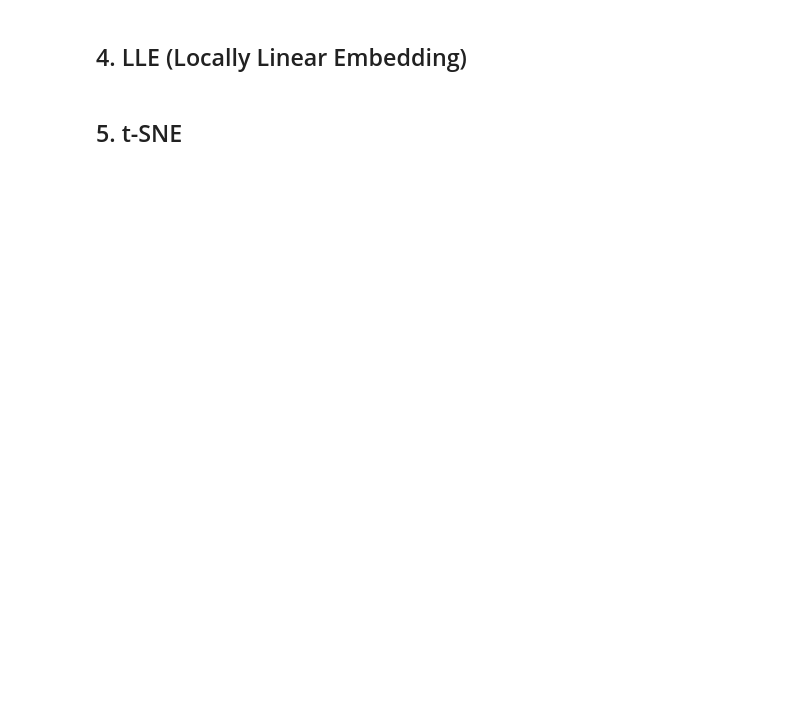
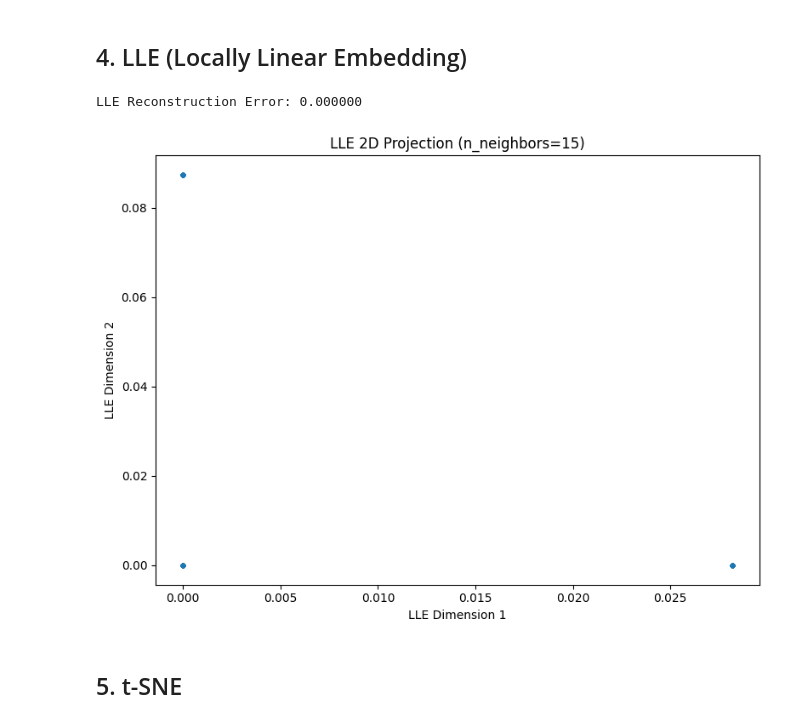
Before and after one commit to svenb23/ML-UL-FE, a Jupyter notebook: Notebooks/02_dimensionality_reduction.ipynb, the cells around one changed output. Saved outputs shown, nothing was run; the diff lists cells and outputs as text; code cells hidden in the pictures; blank space fills up the shorter version.

```diff
--- a/Notebooks/02_dimensionality_reduction.ipynb
+++ b/Notebooks/02_dimensionality_reduction.ipynb
@@ -54,4 +72,22 @@ plt.show()
 # %% [markdown]
 ## 4. LLE (Locally Linear Embedding)
+# %%
+from sklearn.manifold import LocallyLinearEmbedding
+
+lle = LocallyLinearEmbedding(n_components=2, n_neighbors=15, random_state=42, n_jobs=-1)
+X_lle = lle.fit_transform(X_scaled)
+
+print(f"LLE Reconstruction Error: {lle.reconstruction_error_:.6f}")
+
+fig, ax = plt.subplots(figsize=(8, 6))
+ax.scatter(X_lle[:, 0], X_lle[:, 1], alpha=0.5, s=10)
+ax.set_xlabel('LLE Dimension 1')
+ax.set_ylabel('LLE Dimension 2')
+ax.set_title('LLE 2D Projection (n_neighbors=15)')
+plt.tight_layout()
+plt.show()
+# %% [output]
+LLE Reconstruction Error: 0.000000
+[figure, added]
 # %% [markdown]
 ## 5. t-SNE
```
Also changed, not shown: parts of 3 cells of this notebook, 1 other file.
